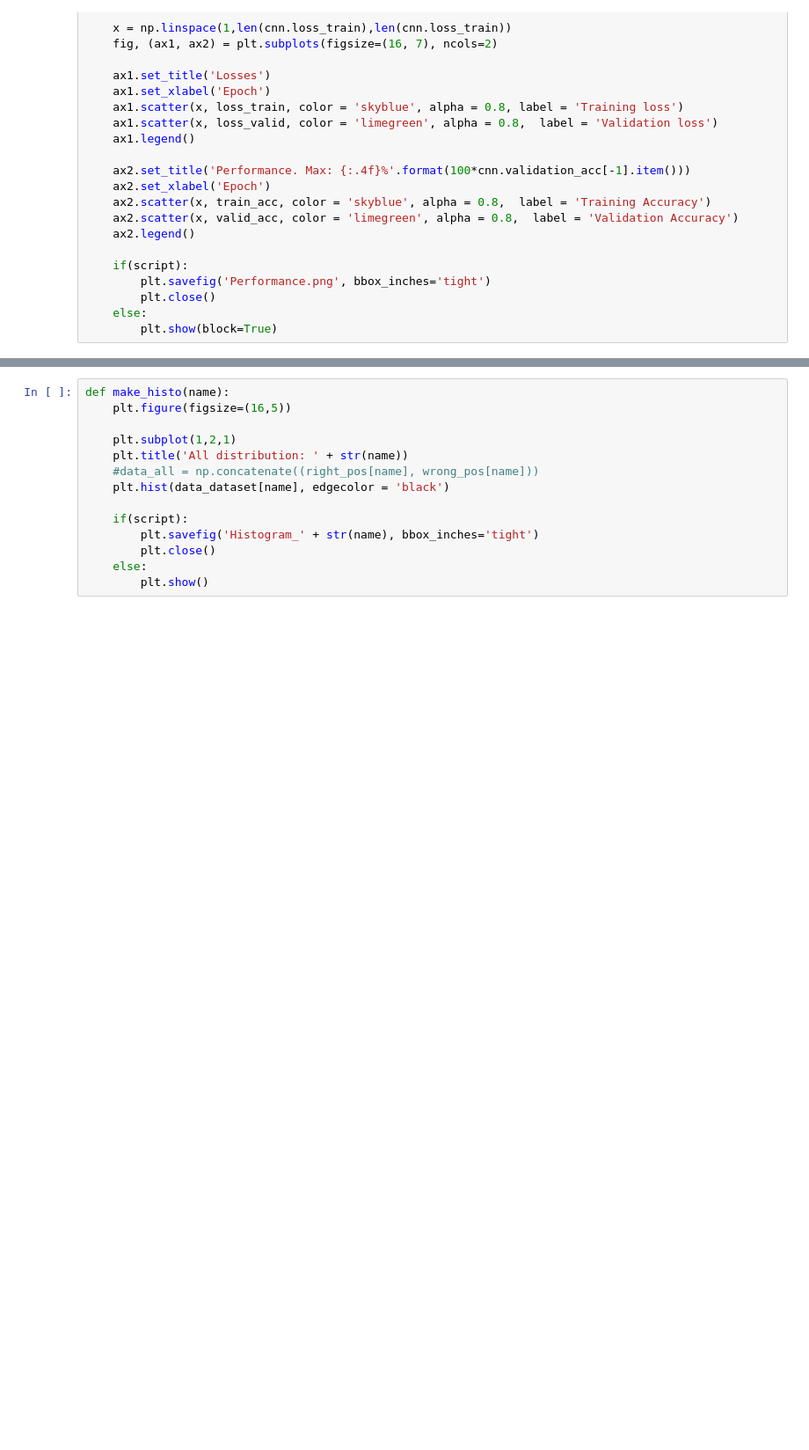
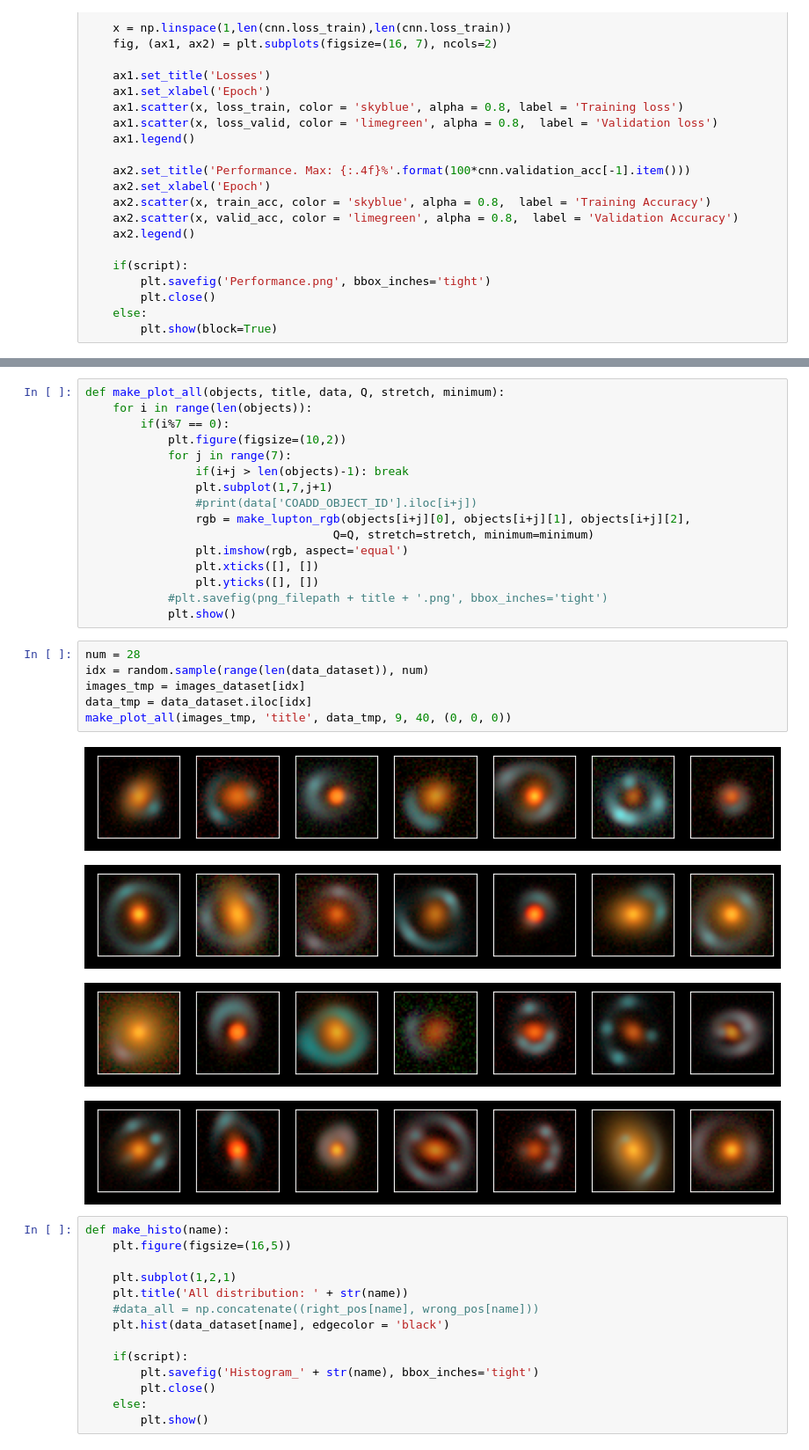
Before and after one commit to JimenaGonzalez/Modeling_strong_lenses, a Jupyter notebook: EfficientNet/EfficientNet.ipynb, the cells around one changed output, grey strips where cells are left out. Shown at 88% size. Cells and saved outputs as stored; diff of their text form; blank space fills up the shorter version.

```diff
--- a/EfficientNet/EfficientNet.ipynb
+++ b/EfficientNet/EfficientNet.ipynb
@@ -466,3 +519,30 @@ plot_performance(model)
+# %%
+def make_plot_all(objects, title, data, Q, stretch, minimum):
+    for i in range(len(objects)):
+        if(i%7 == 0):
+            plt.figure(figsize=(10,2))
+            for j in range(7):
+                if(i+j > len(objects)-1): break
+                plt.subplot(1,7,j+1)
+                #print(data['COADD_OBJECT_ID'].iloc[i+j])
+                rgb = make_lupton_rgb(objects[i+j][0], objects[i+j][1], objects[i+j][2],
+                                    Q=Q, stretch=stretch, minimum=minimum)
+                plt.imshow(rgb, aspect='equal')
+                plt.xticks([], [])
+                plt.yticks([], [])
+            #plt.savefig(png_filepath + title + '.png', bbox_inches='tight')
+            plt.show()
+# %%
+num = 28
+idx = random.sample(range(len(data_dataset)), num)
+images_tmp = images_dataset[idx]
+data_tmp = data_dataset.iloc[idx]
+make_plot_all(images_tmp, 'title', data_tmp, 9, 40, (0, 0, 0))
+# %% [output]
+[figure, added]
+[figure, added]
+[figure, added]
+[figure, added]
 # %%
 def make_histo(name):
     plt.figure(figsize=(16,5))
```
Also changed, not shown: parts of 15 cells of this notebook.
